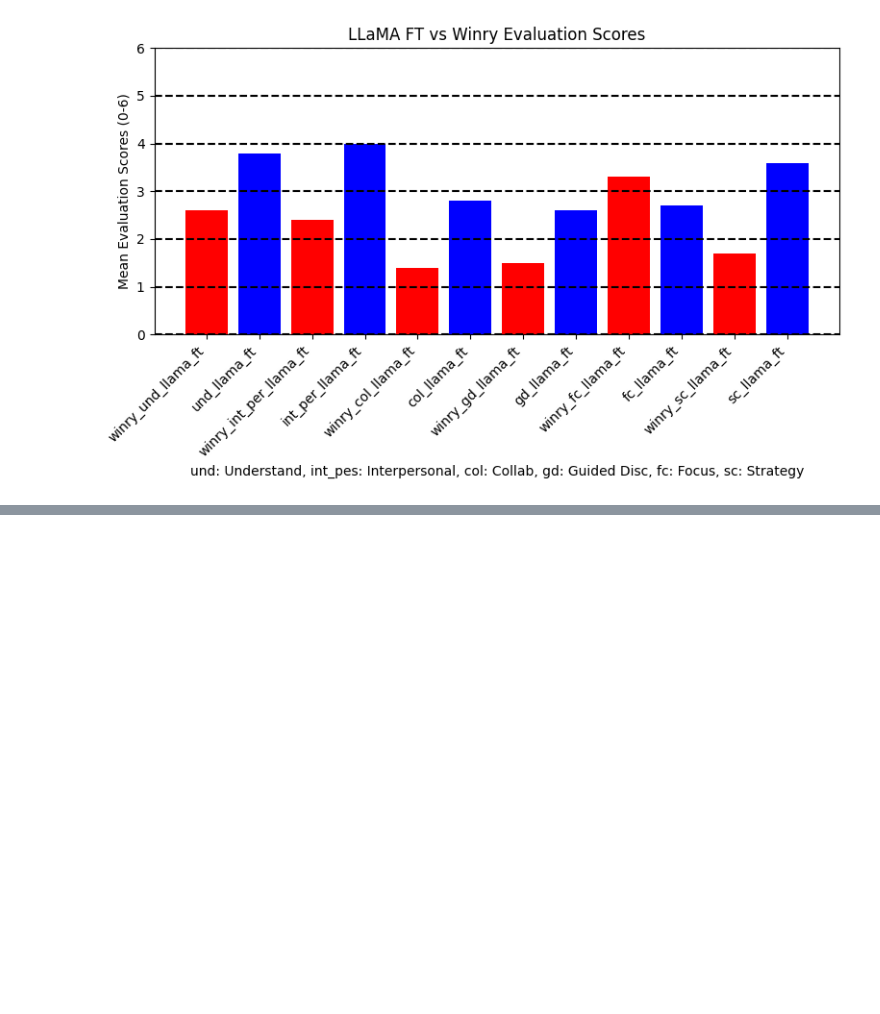
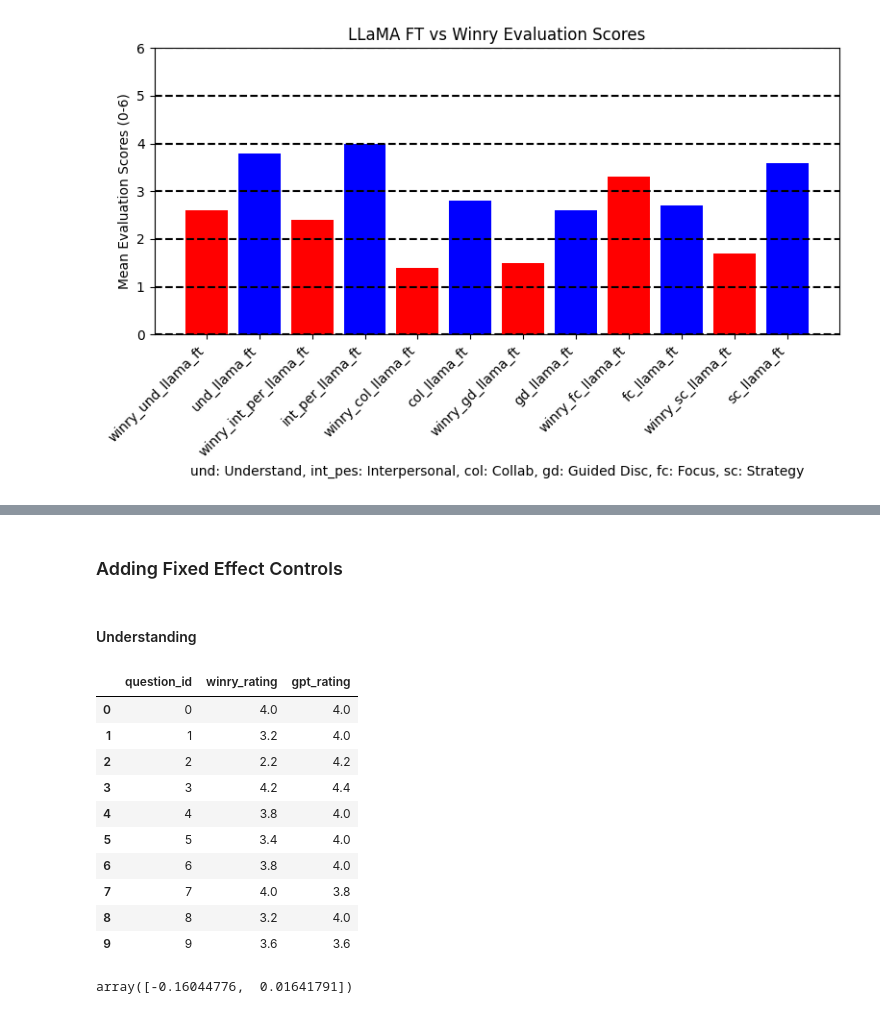
Before and after one commit to embedded-robotics/mental-health-agents, a Jupyter notebook: src/dpo-finetuning/winry_response_evaluation.ipynb, the cells around one changed output, grey strips where cells are left out. Saved outputs shown, nothing was run; the diff lists cells and outputs as text; code cells hidden in the pictures; blank space fills up the shorter version.

```diff
--- a/src/dpo-finetuning/winry_response_evaluation.ipynb
+++ b/src/dpo-finetuning/winry_response_evaluation.ipynb
@@ -873,0 +955,29 @@ plt.show()
+# %% [markdown]
+### Adding Fixed Effect Controls
+# %% [markdown]
+#### Understanding
+# %%
+understanding_fe = pd.DataFrame({'winry_rating': winry_corr_df['understanding'].to_list(), 'gpt_rating': filtered_corr_df['understanding'].to_list()})
+understanding_fe = understanding_fe.reset_index().rename(columns={'index':'question_id'})
+understanding_fe
+# %% [output]
+|  | question_id | winry_rating | gpt_rating |
+| 0 | 0 | 4.0 | 4.0 |
+| 1 | 1 | 3.2 | 4.0 |
+| 2 | 2 | 2.2 | 4.2 |
+| 3 | 3 | 4.2 | 4.4 |
+| 4 | 4 | 3.8 | 4.0 |
+| 5 | 5 | 3.4 | 4.0 |
+| 6 | 6 | 3.8 | 4.0 |
+| 7 | 7 | 4.0 | 3.8 |
+| 8 | 8 | 3.2 | 4.0 |
+| 9 | 9 | 3.6 | 3.6 |
+# %%
+X_data = understanding_fe[['gpt_rating','question_id']]
+y_data = understanding_fe['winry_rating']
+
+model = LinearRegression()
+model.fit(X_data, y_data)
+model.coef_
+# %% [output]
+array([-0.16044776,  0.01641791])
```
Also changed, not shown: parts of 22 cells of this notebook, 1 other file.
